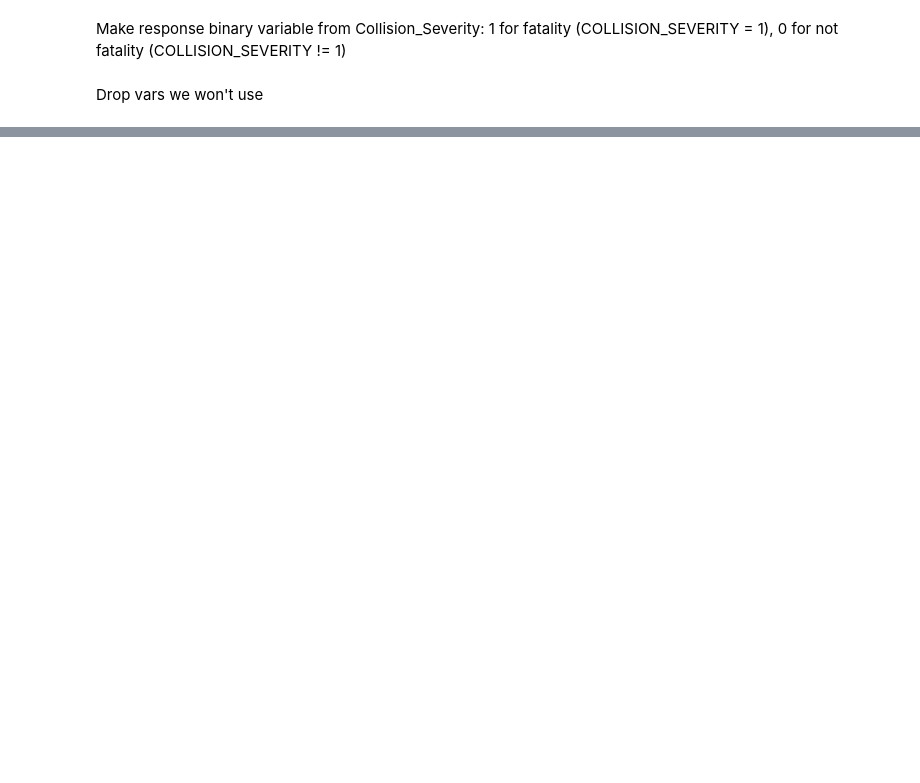
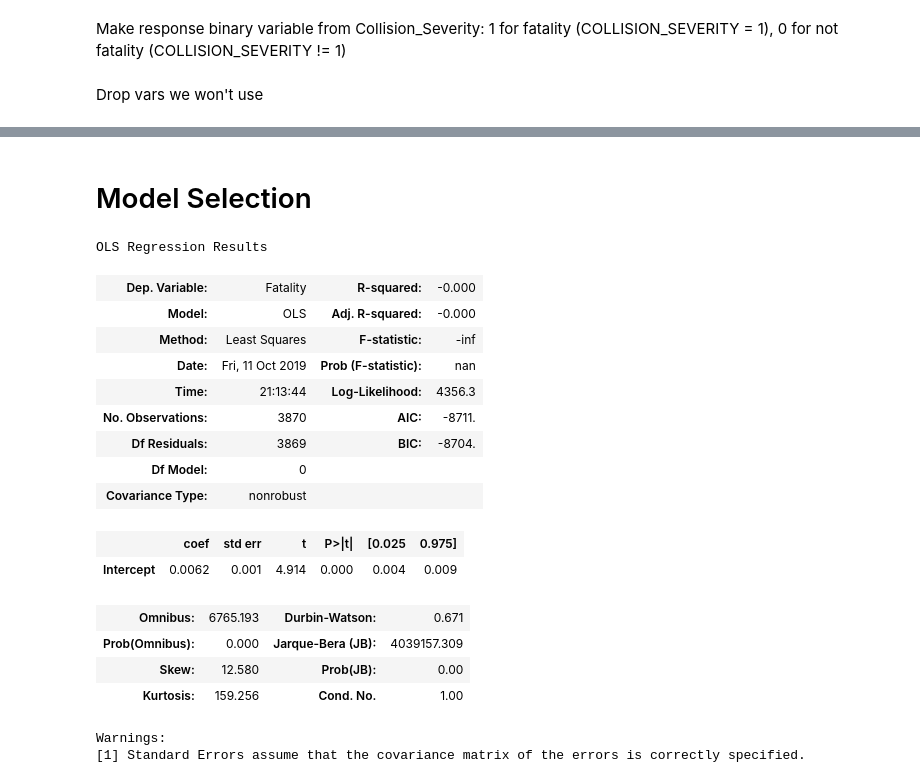
Before and after one commit to bingwang32/LinReg_Final_Proj, a Jupyter notebook: LinReg_FinalProj_Code-Model_Selection.ipynb, the cells around one changed output, grey strips where cells are left out. Saved outputs shown, nothing was run; the diff lists cells and outputs as text; code cells hidden in the pictures; blank space fills up the shorter version.

```diff
--- a/LinReg_FinalProj_Code-Model_Selection.ipynb
+++ b/LinReg_FinalProj_Code-Model_Selection.ipynb
@@ -170,0 +121,65 @@ NameError: name 'c' is not defined
+# %% [markdown]
+# Model Selection
+# %%
+import statsmodels.formula.api as smf
+
+def forward_selected(data, response):
+    """Linear model designed by forward selection.
+
+    Parameters:
+    -----------
+    data : pandas DataFrame with all possible predictors and response
+
+    response: string, name of response column in data
+
+    Returns:
+    --------
+    model: an "optimal" fitted statsmodels linear model
+           with an intercept
+           selected by forward selection
+           evaluated by adjusted R-squared
+    """
+    remaining = set(data.columns)
+    remaining.remove(response)
+    selected = []
+    current_score, best_new_score = 0.0, 0.0
+    while remaining and current_score == best_new_score:
+        scores_with_candidates = []
+        for candidate in remaining:
+            formula = "{} ~ {} + 1".format(response,
+                                           ' + '.join(selected + [candidate]))
+            score = smf.ols(formula, data).fit().aic # evaluate by AIC or BIC
+            scores_with_candidates.append((score, candidate))
+        scores_with_candidates.sort()
+        best_new_score, best_candidate = scores_with_candidates.pop()
+        if current_score < best_new_score:
+            remaining.remove(best_candidate)
+            selected.append(best_candidate)
+            current_score = best_new_score
+    formula = "{} ~ {} + 1".format(response,
+                                   ' + '.join(selected))
+    model = smf.ols(formula, data).fit()
+    return model
+# %%
+model = forward_selected(c,'Fatality')
+# %%
+model.summary()
+# %% [output]
+OLS Regression Results
+| Dep. Variable: | Fatality | R-squared: | -0.000 |
+| Model: | OLS | Adj. R-squared: | -0.000 |
+| Method: | Least Squares | F-statistic: | -inf |
+| Date: | Fri, 11 Oct 2019 | Prob (F-statistic): | nan |
+| Time: | 21:13:44 | Log-Likelihood: | 4356.3 |
+| No. Observations: | 3870 | AIC: | -8711. |
+| Df Residuals: | 3869 | BIC: | -8704. |
+| Df Model: | 0 |  |  |
+| Covariance Type: | nonrobust |  |  |
+|  | coef | std err | t | P>|t| | [0.025 | 0.975] |
+| Intercept | 0.0062 | 0.001 | 4.914 | 0.000 | 0.004 | 0.009 |
+| Omnibus: | 6765.193 | Durbin-Watson: | 0.671 |
+| Prob(Omnibus): | 0.000 | Jarque-Bera (JB): | 4039157.309 |
+| Skew: | 12.580 | Prob(JB): | 0.00 |
+| Kurtosis: | 159.256 | Cond. No. | 1.00 |
+Warnings:
+[1] Standard Errors assume that the covariance matrix of the errors is correctly specified.
```
Also changed, not shown: parts of 23 cells of this notebook.
